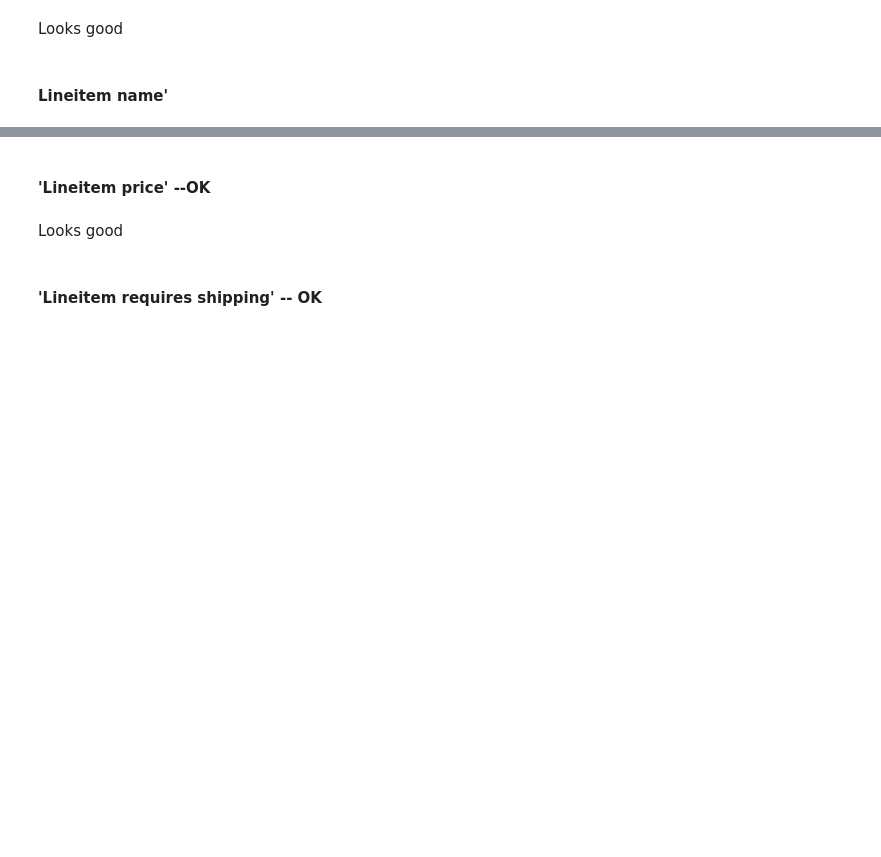
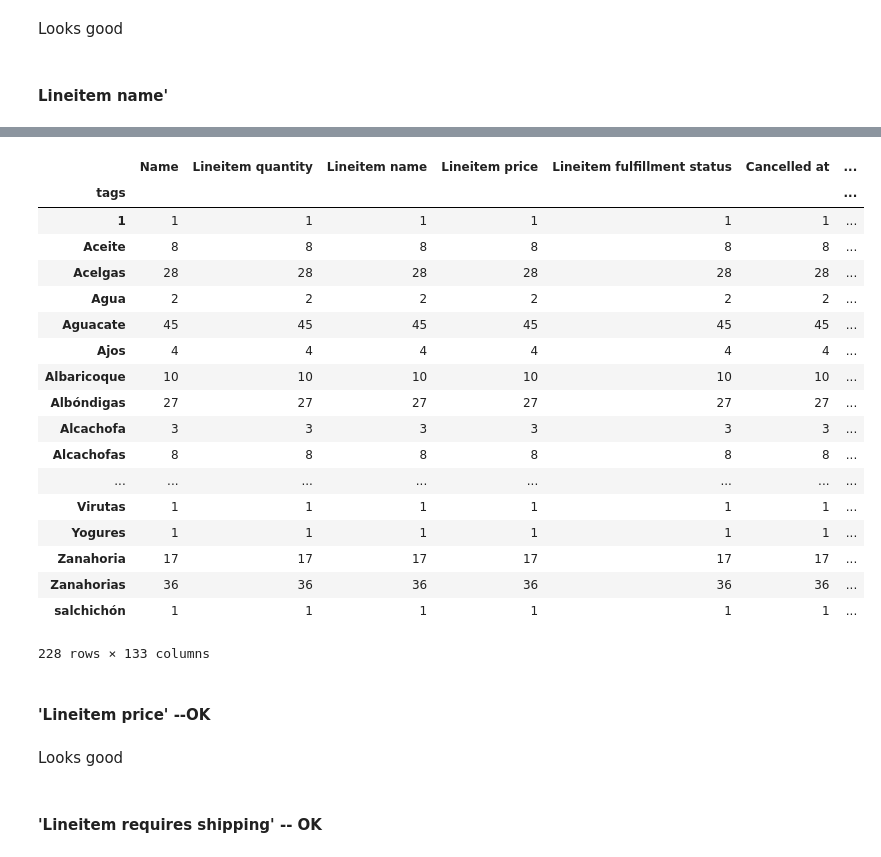
Before and after one commit to adriaferrer/Vimet, a Jupyter notebook: 01.Data_cleaning/Data_cleaning_items.ipynb, the cells around one changed output, grey strips where cells are left out. Drawn from its saved outputs; the diff is of its cells as text; code cells hidden in the pictures; blank space fills up the shorter version.

```diff
--- a/01.Data_cleaning/Data_cleaning_items.ipynb
+++ b/01.Data_cleaning/Data_cleaning_items.ipynb
@@ -71,0 +66,4 @@ items = items.drop(columns='Lineitem sku')
+# %%
+items['Cancelled at'] =items['Cancelled at'].fillna('not cancelled')
+# %%
+items['Refunded Amount'] =items['Refunded Amount'].fillna(0)
@@ -72,3 +100,5 @@ items = items.drop(columns='Lineitem sku')
+# %%
+items['Vendor'] = items['Vendor'].fillna('El Pagés')
 # %% [markdown]
 ## Variable types
 # %%
@@ -137,0 +369,2 @@ Name: Lineitem name, Length: 665, dtype: int64
+# %%
+items['tags'] = tags
@@ -138,3 +391,25 @@ Name: Lineitem name, Length: 665, dtype: int64
+# %%
+items.groupby('tags').count()
+# %% [output]
+|  | Name | Lineitem quantity | Lineitem name | Lineitem price | Lineitem fulfillment status | Cancelled at | ... |
+| tags |  |  |  |  |  |  | ... |
+| 1 | 1 | 1 | 1 | 1 | 1 | 1 | ... |
+| Aceite | 8 | 8 | 8 | 8 | 8 | 8 | ... |
+| Acelgas | 28 | 28 | 28 | 28 | 28 | 28 | ... |
+| Agua | 2 | 2 | 2 | 2 | 2 | 2 | ... |
+| Aguacate | 45 | 45 | 45 | 45 | 45 | 45 | ... |
+| Ajos | 4 | 4 | 4 | 4 | 4 | 4 | ... |
+| Albaricoque | 10 | 10 | 10 | 10 | 10 | 10 | ... |
+| Albóndigas | 27 | 27 | 27 | 27 | 27 | 27 | ... |
+| Alcachofa | 3 | 3 | 3 | 3 | 3 | 3 | ... |
+| Alcachofas | 8 | 8 | 8 | 8 | 8 | 8 | ... |
+| ... | ... | ... | ... | ... | ... | ... | ... |
+| Virutas | 1 | 1 | 1 | 1 | 1 | 1 | ... |
+| Yogures | 1 | 1 | 1 | 1 | 1 | 1 | ... |
+| Zanahoria | 17 | 17 | 17 | 17 | 17 | 17 | ... |
+| Zanahorias | 36 | 36 | 36 | 36 | 36 | 36 | ... |
+| salchichón | 1 | 1 | 1 | 1 | 1 | 1 | ... |
+228 rows × 133 columns
 # %% [markdown]
 #### 'Lineitem price' --OK
 # %% [markdown]
```
Also changed, not shown: parts of 29 cells of this notebook.
